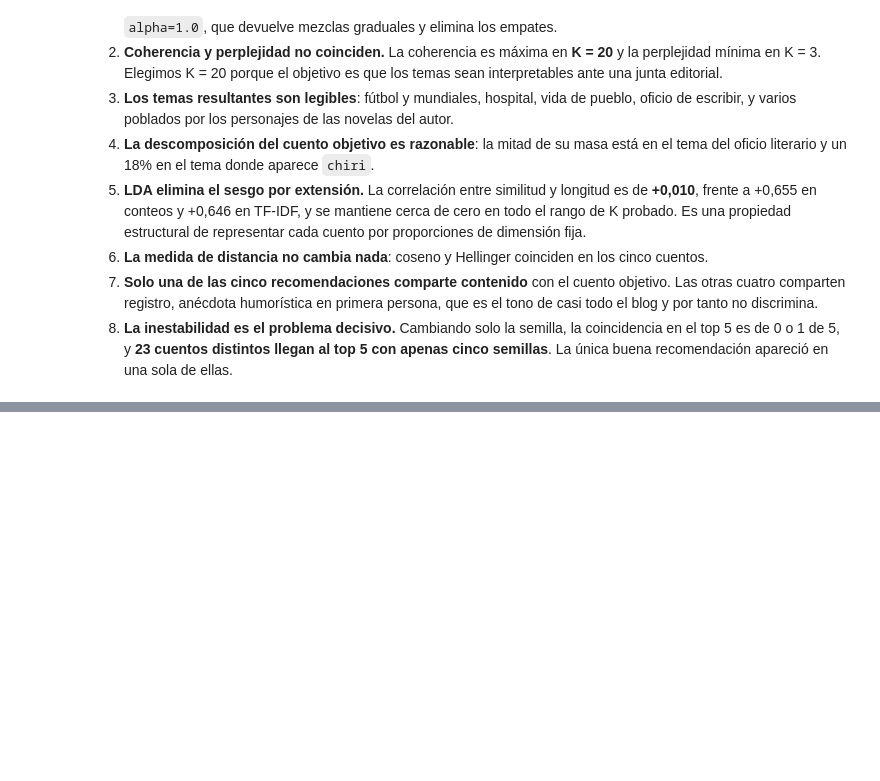
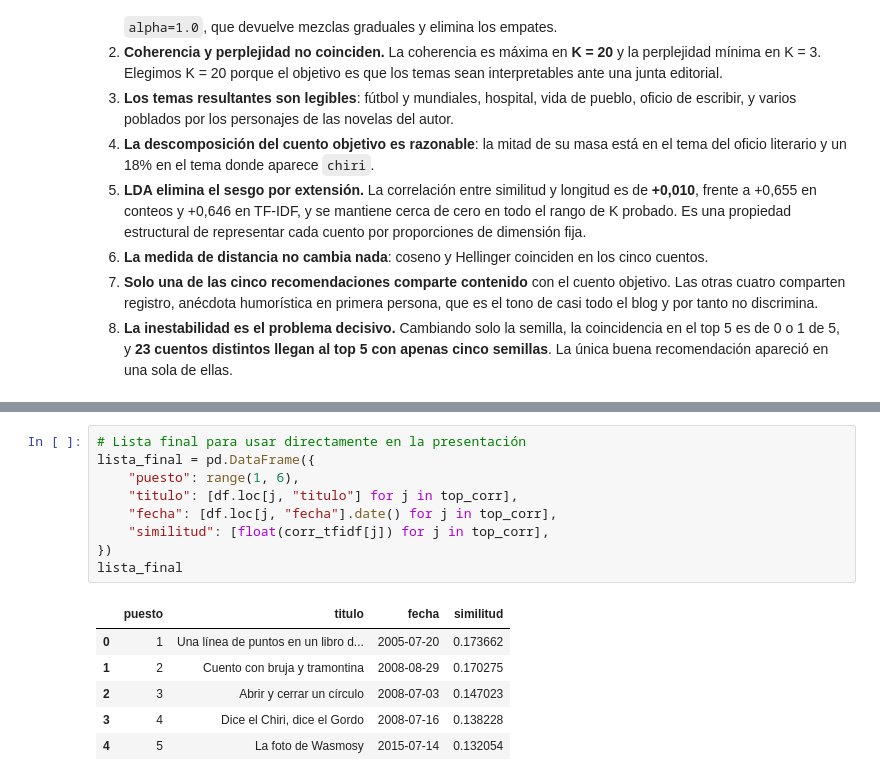
Before and after one commit to JuanRestrepoM/MIAD_202614_Aprendizaje_no_supervisado_G29, a Jupyter notebook: notebooks/S6_recomendacion_texto.ipynb, the cells around one changed output, grey strips where cells are left out. Drawn from its saved outputs; the diff is of its cells as text; blank space fills up the shorter version.

```diff
--- a/notebooks/S6_recomendacion_texto.ipynb
+++ b/notebooks/S6_recomendacion_texto.ipynb
@@ -1701,0 +1908,16 @@ Si Orsai desplegara este motor, la lista que vería un lector dependería de con
+# %%
+# Lista final para usar directamente en la presentación
+lista_final = pd.DataFrame({
+    "puesto": range(1, 6),
+    "titulo": [df.loc[j, "titulo"] for j in top_corr],
+    "fecha": [df.loc[j, "fecha"].date() for j in top_corr],
+    "similitud": [float(corr_tfidf[j]) for j in top_corr],
+})
+lista_final
+# %% [output]
+|  | puesto | titulo | fecha | similitud |
+| 0 | 1 | Una línea de puntos en un libro d... | 2005-07-20 | 0.173662 |
+| 1 | 2 | Cuento con bruja y tramontina | 2008-08-29 | 0.170275 |
+| 2 | 3 | Abrir y cerrar un círculo | 2008-07-03 | 0.147023 |
+| 3 | 4 | Dice el Chiri, dice el Gordo | 2008-07-16 | 0.138228 |
+| 4 | 5 | La foto de Wasmosy | 2015-07-14 | 0.132054 |
```
Also changed, not shown: parts of 31 cells of this notebook.
